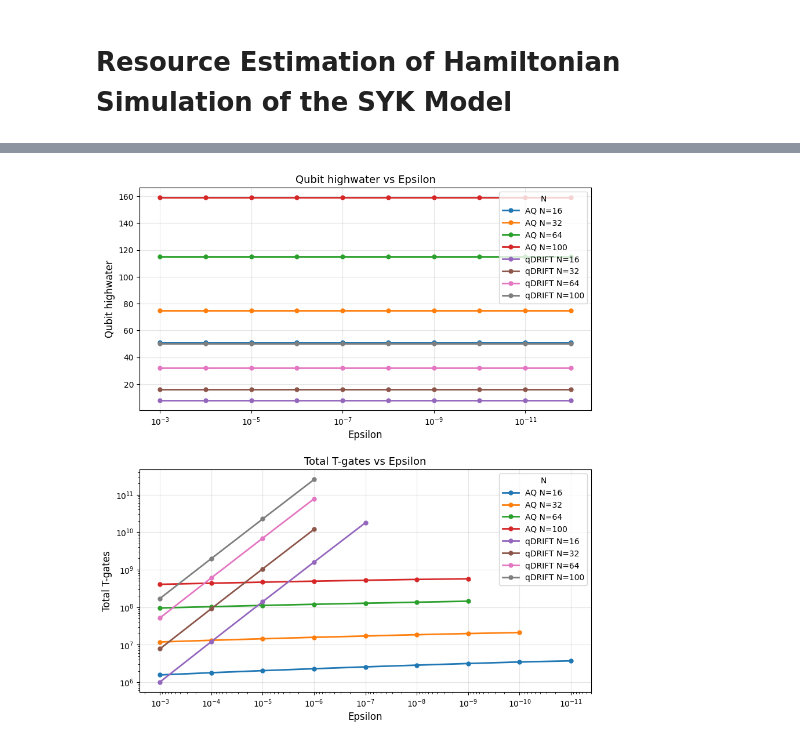
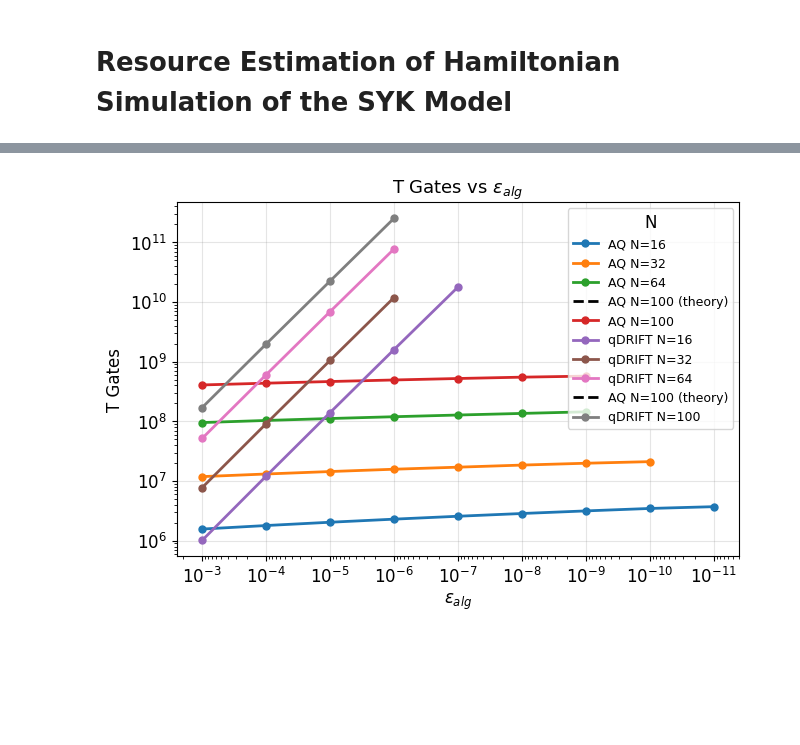
Before and after one commit to b-goldsmith/syk-simulation, a Jupyter notebook: syk_simulation/notebooks/re.ipynb, the cells around one changed output, grey strips where cells are left out. Drawn from its saved outputs; the diff is of its cells as text; code cells hidden in the pictures; blank space fills up the shorter version.

Commit message:
Update resource estimates, plots, and circuits

```diff
--- a/syk_simulation/notebooks/re.ipynb
+++ b/syk_simulation/notebooks/re.ipynb
@@ -61,7 +106,18 @@ ParserError: Error tokenizing data. C error: Expected 10 fields in line 81, saw
 # %%
 df = pd.read_csv("re_data/scale_eps_J1_order1.csv")
 
-fig, axes = plt.subplots(2, 1, figsize=(9, 10))
+plt.rcParams.update({
+    "font.size": 12,
+    "axes.titlesize": 18,
+    "axes.labelsize": 18,
+    "xtick.labelsize": 12,
+    "ytick.labelsize": 12,
+    "legend.fontsize": 9,
+})
+
+# fig, axes = plt.subplots(2, 1, figsize=(9, 10))
+fig, ax = plt.subplots(figsize=(7, 5))
+
 
 # colors = {8: "#378ADD", 16: "#D85A30", 32: "#1D9E75", 64: "#7F77DD", }
 
@@ -71,33 +127,52 @@ for (type_label, N), group in df.groupby(["type", "N"]):
     group = group.sort_values("epsilon")
     # color = colors[N]
 
-    axes[0].plot(group["epsilon"], group["qubit_highwater"], #color=color,
-                 marker="o", linewidth=2, markersize=5, label=f"{group['type'].values[0]} N={N}")
+    # axes[0].plot(group["epsilon"], group["qubit_highwater"], #color=color,
+    #              marker="o", linewidth=2, markersize=5, label=f"{group['type'].values[0]} N={N}")
 
     total_t_gates   = (group["t_gates"]+group['rotations']*(0.53* np.log2(1/(1 - (1-group['epsilon'])**(1/ group['rotations']))) + 4.86))
 
-    axes[1].plot(group["epsilon"], total_t_gates,# color=color,
+    if N == 100:
+        if type_label == 'AQ':
+            ax.plot(group["epsilon"], total_t_gates.tolist()[0]+np.log2(1/group["epsilon"]), linestyle="--", marker="D", linewidth=2, color="black", label="AQ N=100 (theory)")
+        else:
+            ax.plot(group["epsilon"], total_t_gates.tolist()[0]+1/group["epsilon"], linestyle="--", marker="d", linewidth=2, color="black", label="aDRIFT N=100 (theory)")
+
+
+    # axes[1].plot(group["epsilon"], total_t_gates,# color=color,
+    ax.plot(group["epsilon"], total_t_gates,# color=color,
                  marker="o", linewidth=2, markersize=5, label=f"{group['type'].values[0]} N={N}")
 
+# ax.plot(group["epsilon"], np.log2(1/group["epsilon"]), marker="d", linewidth=2, markersize=5, label="1/epsilon")
 # --- Qubit highwater ---
-axes[0].set_xscale("log")
-axes[0].invert_xaxis()
-axes[0].set_xlabel("Epsilon", fontsize=12)
-axes[0].set_ylabel("Qubit highwater", fontsize=12)
-axes[0].set_title("Qubit highwater vs Epsilon", fontsize=13)
-axes[0].legend(title="N")
-axes[0].grid(True, color="gray", alpha=0.2)
+# axes[0].set_xscale("log")
+# axes[0].invert_xaxis()
+# axes[0].set_xlabel("Epsilon", fontsize=12)
+# axes[0].set_ylabel("Qubit highwater", fontsize=12)
+# axes[0].set_title("Qubit highwater vs Epsilon", fontsize=13)
+# axes[0].legend(title="N")
+# axes[0].grid(True, color="gray", alpha=0.2)
 
 # --- Total T-gates ---
-axes[1].set_xscale("log")
-axes[1].set_yscale("log")
-axes[1].invert_xaxis()
-axes[1].set_xlabel("Epsilon", fontsize=12)
-axes[1].set_ylabel("Total T-gates", fontsize=12)
-axes[1].set_title("Total T-gates vs Epsilon", fontsize=13)
-axes[1].legend(title="N")
-axes[1].grid(True, color="gray", alpha=0.2)
+# axes[1].set_xscale("log")
+# axes[1].set_yscale("log")
+# axes[1].invert_xaxis()
+# axes[1].set_xlabel("$\epsilon_{alg}$", fontsize=12)
+# axes[1].set_ylabel("Total T-gates", fontsize=12)
+# axes[1].set_title("Total T Gates vs $\epsilon_{alg}$", fontsize=13)
+# axes[1].legend(title="N")
+# axes[1].grid(True, color="gray", alpha=0.2)
+
+ax.set_xscale("log")
+ax.set_yscale("log")
+ax.invert_xaxis()
+ax.set_xlabel("$\epsilon_{alg}$", fontsize=12)
+ax.set_ylabel("T Gates", fontsize=12)
+ax.set_title("T Gates vs $\epsilon_{alg}$", fontsize=13)
+ax.legend(title="N")
+ax.grid(True, color="gray", alpha=0.2)
 
 plt.tight_layout(pad=2.0)
 plt.show()
+fig.savefig("epsilon_scaling.pdf", dpi=300, bbox_inches="tight")
 # %% [output]
@@ -104 +196 @@ plt.show()
-[figure, old version]
+[figure, new version]
```
Also changed, not shown: parts of 3 cells of this notebook, 4 other files.
